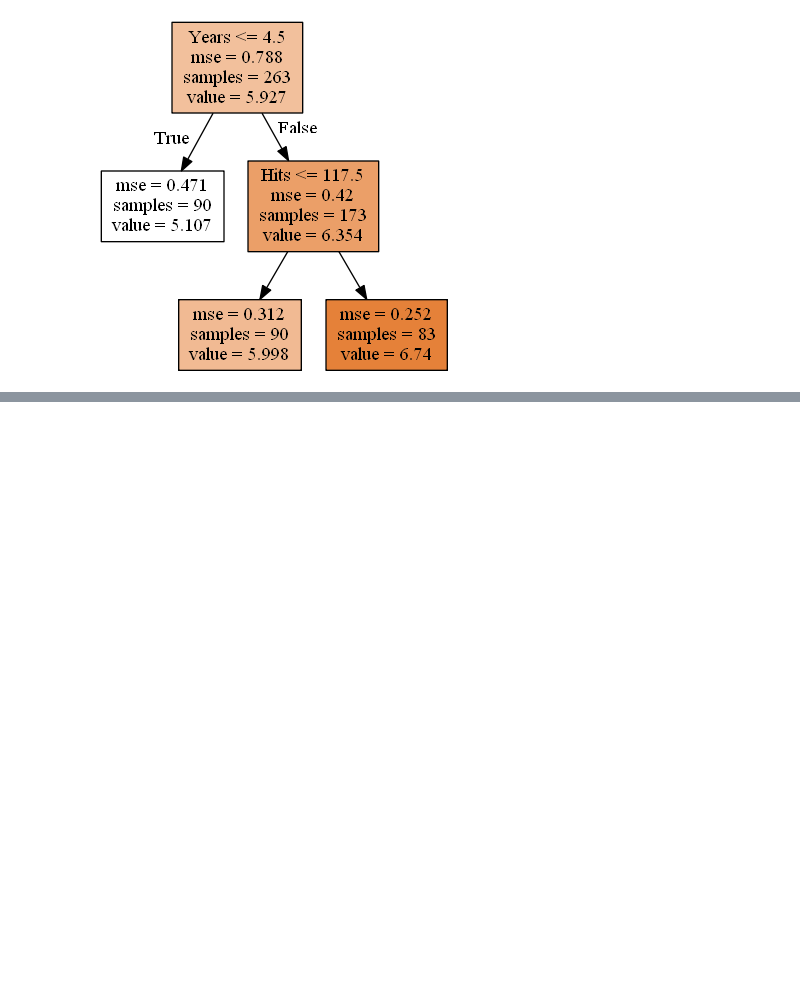
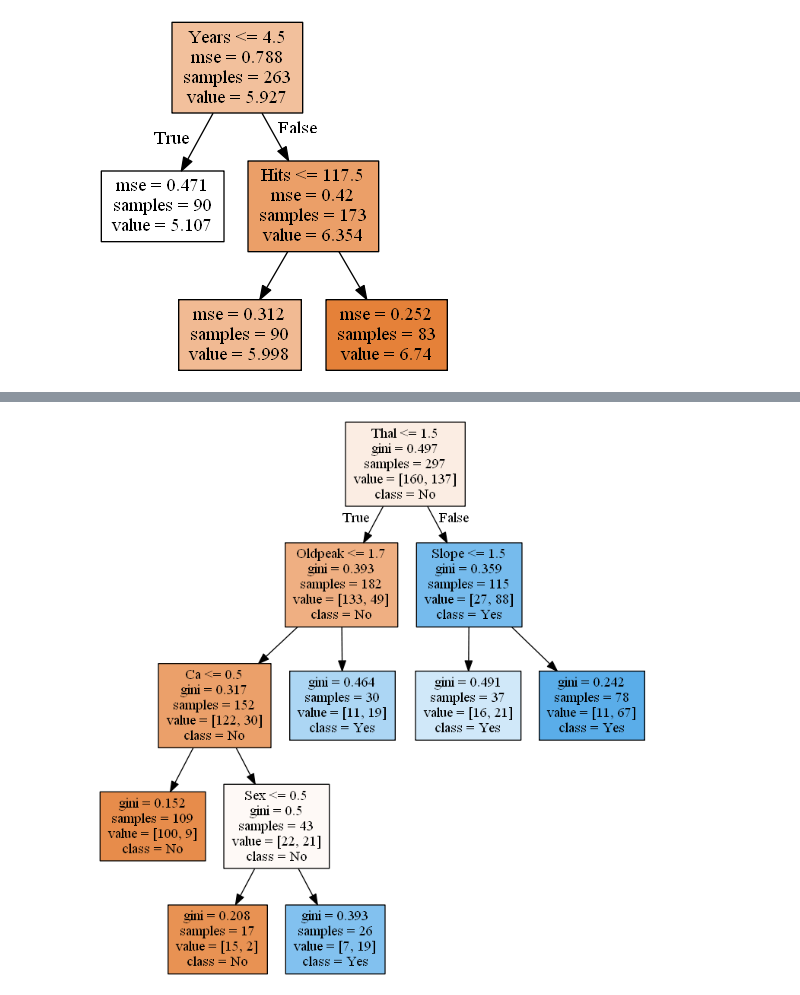
Before and after one commit to vh42720/ISLR, a Jupyter notebook: chapter8/graph.ipynb, the cells around one changed output, grey strips where cells are left out. Saved outputs shown, nothing was run; the diff lists cells and outputs as text; code cells hidden in the pictures; blank space fills up the shorter version.

```diff
--- a/chapter8/graph.ipynb
+++ b/chapter8/graph.ipynb
@@ -100,0 +144,5 @@ Image(graph.create_png())
+# %%
+graph2 = print_tree(clf, features=X2.columns, class_names=['No', 'Yes'])
+Image(graph2.create_png())
+# %% [output]
+[figure, added]
```
Also changed, not shown: parts of 6 cells of this notebook, 7 other files.
